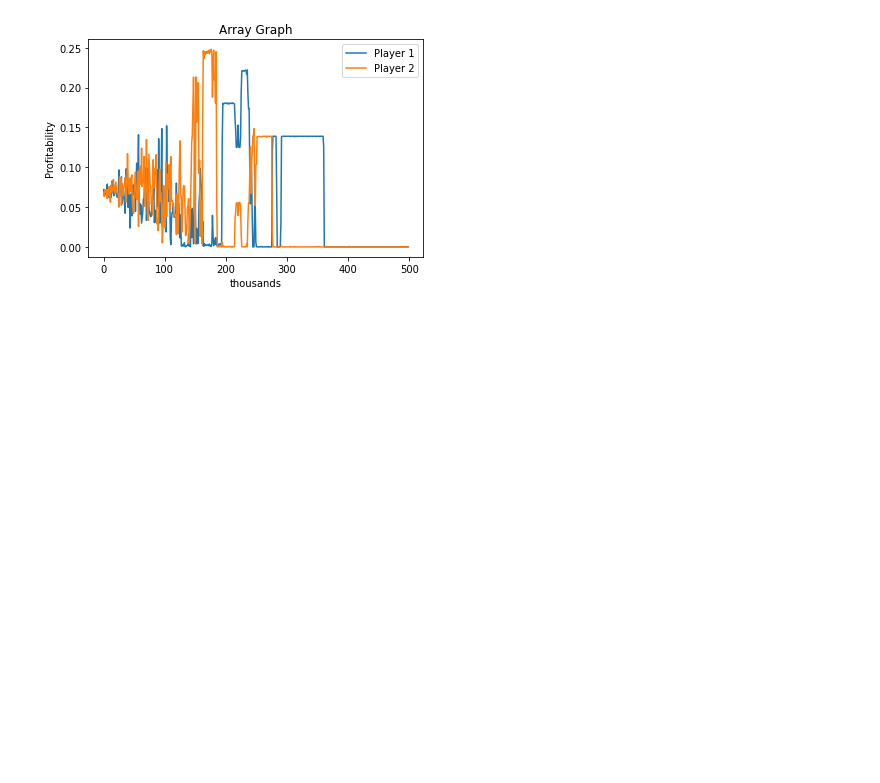
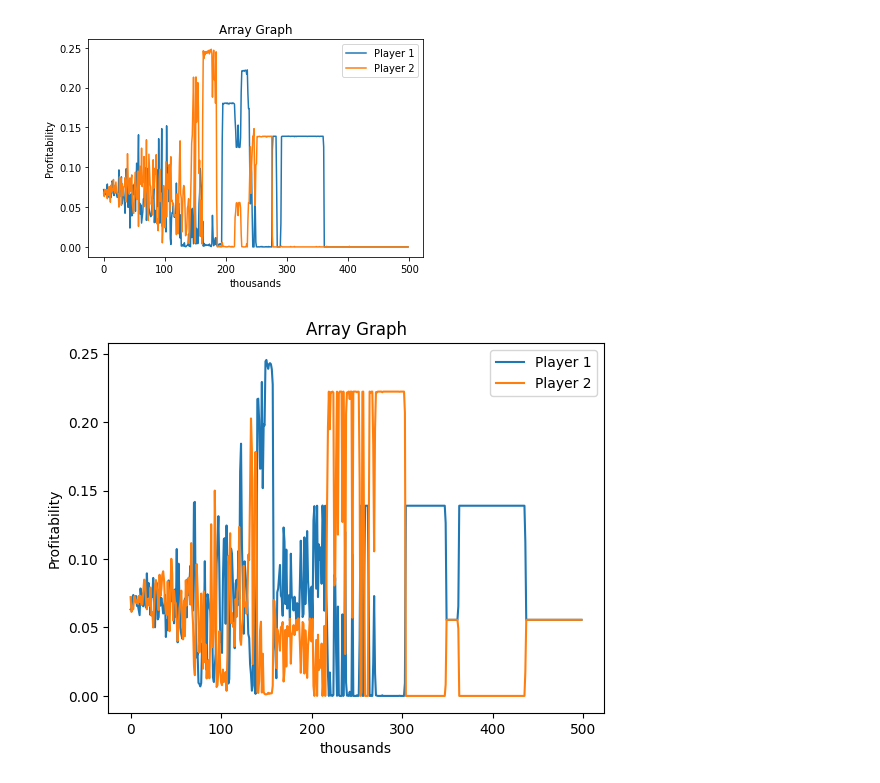
Before and after one commit to nicklasbusk/Bachelorprojekt, a Jupyter notebook: Code/julius.ipynb, the cells around one changed output. Saved outputs shown, nothing was run; the diff lists cells and outputs as text; code cells hidden in the pictures; blank space fills up the shorter version.

```diff
--- a/Code/julius.ipynb
+++ b/Code/julius.ipynb
@@ -433,0 +650,25 @@ while done:
+# %%
+qu1, qu2, p_tab, avg_profs1, avg_profs2=WoLF_PHC(0.3,0.2,0.6, 500000, np.linspace(0,1,7), 0.95)
+# %%
+done = True
+while done:
+    qu1, qu2, p_tab, avg_profs1, avg_profs2 = WoLF_PHC(0.3,0.2,0.6, 500000, np.linspace(0,1,7), 0.95)
+    if abs(avg_profs1[498] - avg_profs2[498]) < 0.001 and abs(avg_profs1[497] - avg_profs2[497]) < 0.001 and avg_profs1[497]> 0.01:
+        done = False
+# %%
+x_values = range(len(avg_profs1))
+
+# Plot the array as a line graph
+plt.plot(x_values, avg_profs1)
+plt.plot(x_values, avg_profs2)
+
+# Add labels and title
+plt.xlabel('thousands')
+plt.ylabel('Profitability')
+plt.title('Array Graph')
+plt.legend(['Player 1', 'Player 2'])
+
+# Display the graph
+plt.show()
+# %% [output]
+[figure, added]
```
Also changed, not shown: parts of 8 cells of this notebook, 1 other file.
